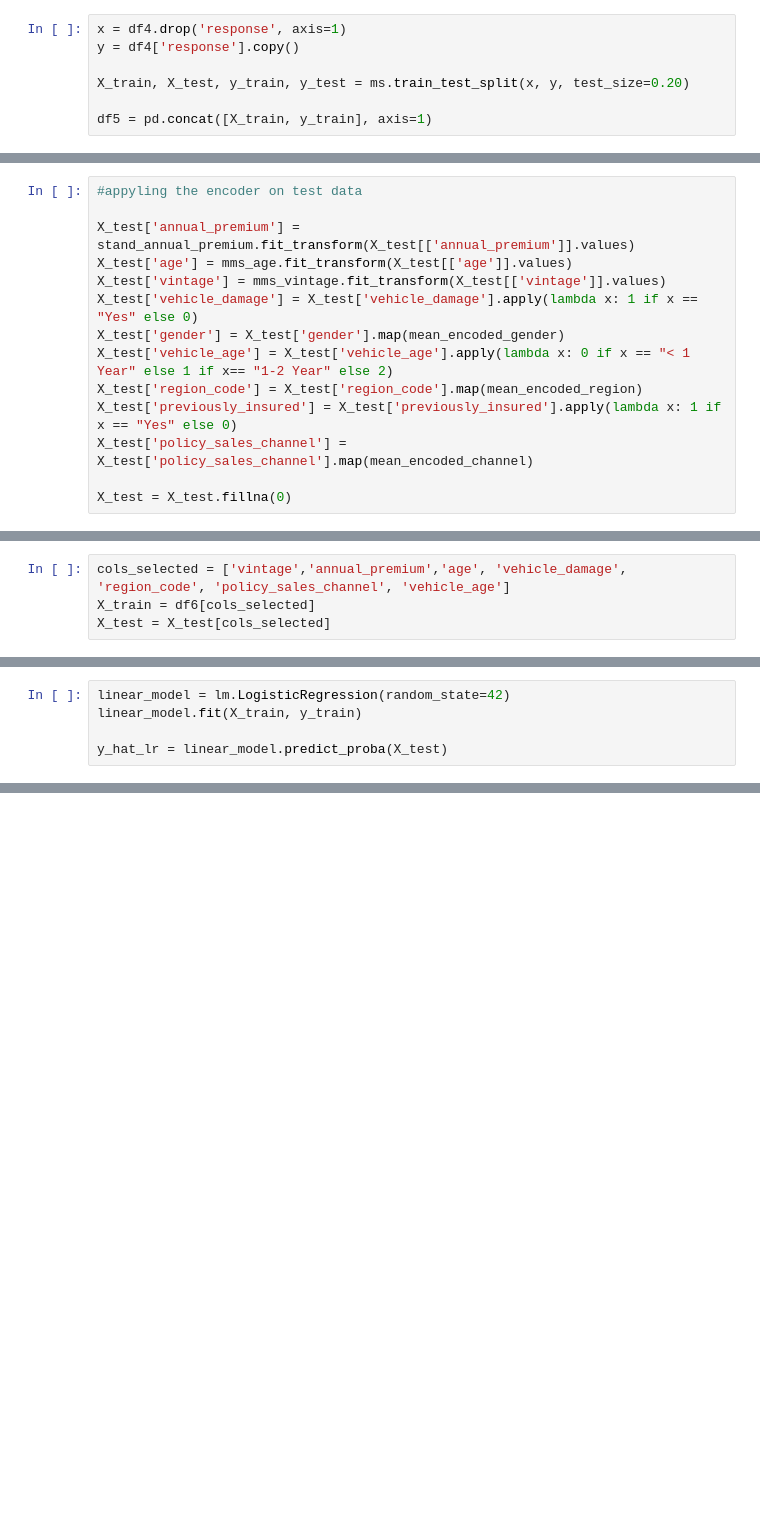
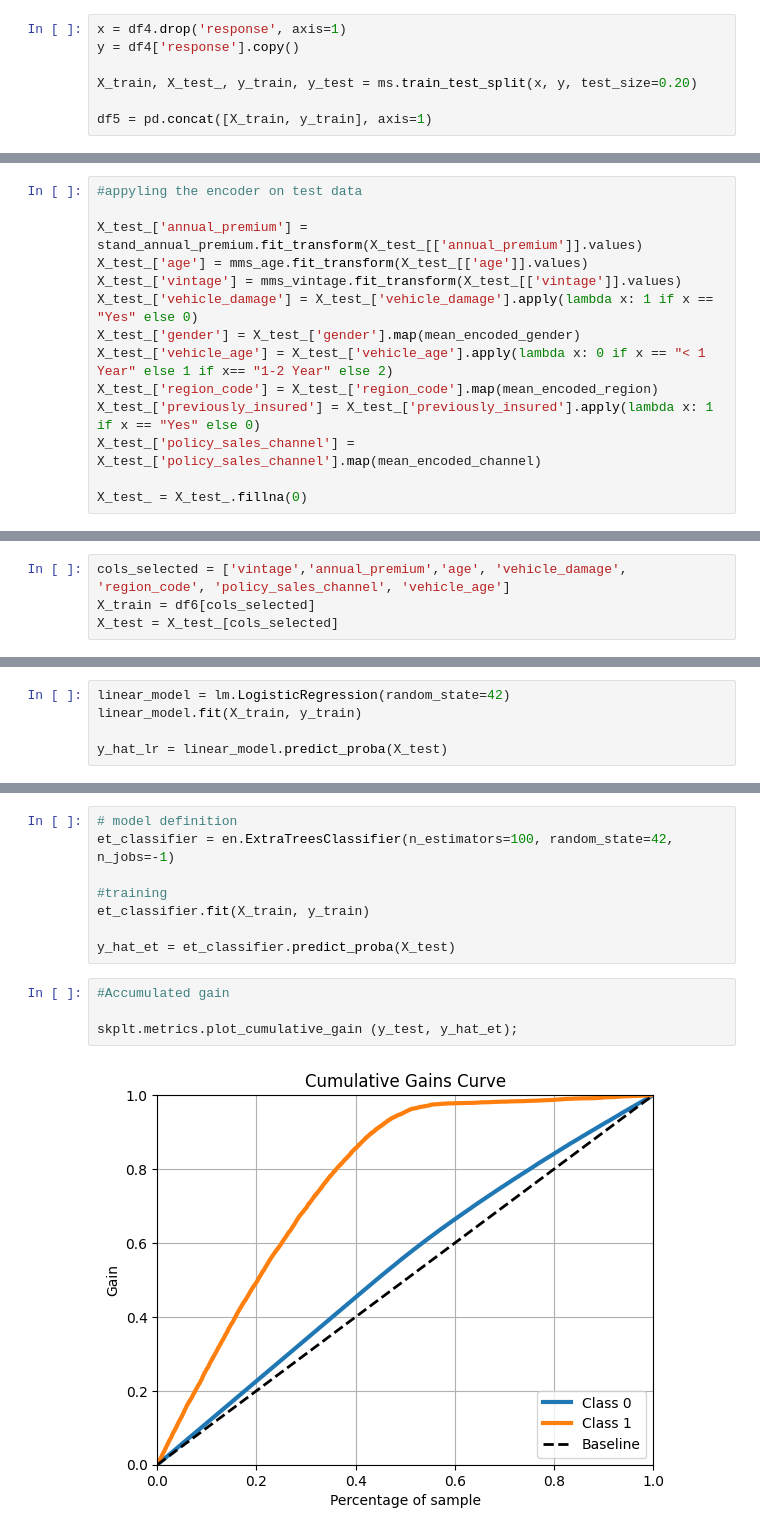
Before and after one commit to jessicanadalete/health_insurance_cross_sell, a Jupyter notebook: health_insurance_cross_sell.ipynb, the cells around one changed output, grey strips where cells are left out. Drawn from its saved outputs; the diff is of its cells as text; blank space fills up the shorter version.

Commit message:
Trained model

```diff
--- a/health_insurance_cross_sell.ipynb
+++ b/health_insurance_cross_sell.ipynb
@@ -286,7 +282,7 @@ df5 = df4.copy()
 x = df4.drop('response', axis=1)
 y = df4['response'].copy()
 
-X_train, X_test, y_train, y_test = ms.train_test_split(x, y, test_size=0.20)
+X_train, X_test_, y_train, y_test = ms.train_test_split(x, y, test_size=0.20)
 
 df5 = pd.concat([X_train, y_train], axis=1)
 # %% [markdown]
@@ -358,17 +354,17 @@ dtype: int64
 # %%
 #appyling the encoder on test data
 
-X_test['annual_premium'] = stand_annual_premium.fit_transform(X_test[['annual_premium']].values)
-X_test['age'] = mms_age.fit_transform(X_test[['age']].values)
-X_test['vintage'] = mms_vintage.fit_transform(X_test[['vintage']].values)
-X_test['vehicle_damage'] = X_test['vehicle_damage'].apply(lambda x: 1 if x == "Yes" else 0)
-X_test['gender'] = X_test['gender'].map(mean_encoded_gender)
-X_test['vehicle_age'] = X_test['vehicle_age'].apply(lambda x: 0 if x == "< 1 Year" else 1 if x== "1-2 Year" else 2)
-X_test['region_code'] = X_test['region_code'].map(mean_encoded_region)
-X_test['previously_insured'] = X_test['previously_insured'].apply(lambda x: 1 if x == "Yes" else 0)
-X_test['policy_sales_channel'] = X_test['policy_sales_channel'].map(mean_encoded_channel)
+X_test_['annual_premium'] = stand_annual_premium.fit_transform(X_test_[['annual_premium']].values)
+X_test_['age'] = mms_age.fit_transform(X_test_[['age']].values)
+X_test_['vintage'] = mms_vintage.fit_transform(X_test_[['vintage']].values)
+X_test_['vehicle_damage'] = X_test_['vehicle_damage'].apply(lambda x: 1 if x == "Yes" else 0)
+X_test_['gender'] = X_test_['gender'].map(mean_encoded_gender)
+X_test_['vehicle_age'] = X_test_['vehicle_age'].apply(lambda x: 0 if x == "< 1 Year" else 1 if x== "1-2 Year" else 2)
+X_test_['region_code'] = X_test_['region_code'].map(mean_encoded_region)
+X_test_['previously_insured'] = X_test_['previously_insured'].apply(lambda x: 1 if x == "Yes" else 0)
+X_test_['policy_sales_channel'] = X_test_['policy_sales_channel'].map(mean_encoded_channel)
 
-X_test = X_test.fillna(0)
+X_test_ = X_test_.fillna(0)
 # %% [markdown]
 #6.0 Feature Selection
 # %%
@@ -415,4 +397,4 @@ print(data)
 # %%
 cols_selected = ['vintage','annual_premium','age', 'vehicle_damage', 'region_code', 'policy_sales_channel', 'vehicle_age']
 X_train = df6[cols_selected]
-X_test = X_test[cols_selected]
+X_test = X_test_[cols_selected]
@@ -440,0 +429,14 @@ skplt.metrics.plot_cumulative_gain (y_test, y_hat_lr);
+# %%
+# model definition
+et_classifier = en.ExtraTreesClassifier(n_estimators=100, random_state=42, n_jobs=-1)
+
+#training
+et_classifier.fit(X_train, y_train)
+
+y_hat_et = et_classifier.predict_proba(X_test)
+# %%
+#Accumulated gain
+
+skplt.metrics.plot_cumulative_gain (y_test, y_hat_et);
+# %% [output]
+[figure, added]
```
Also changed, not shown: parts of 11 cells of this notebook.
